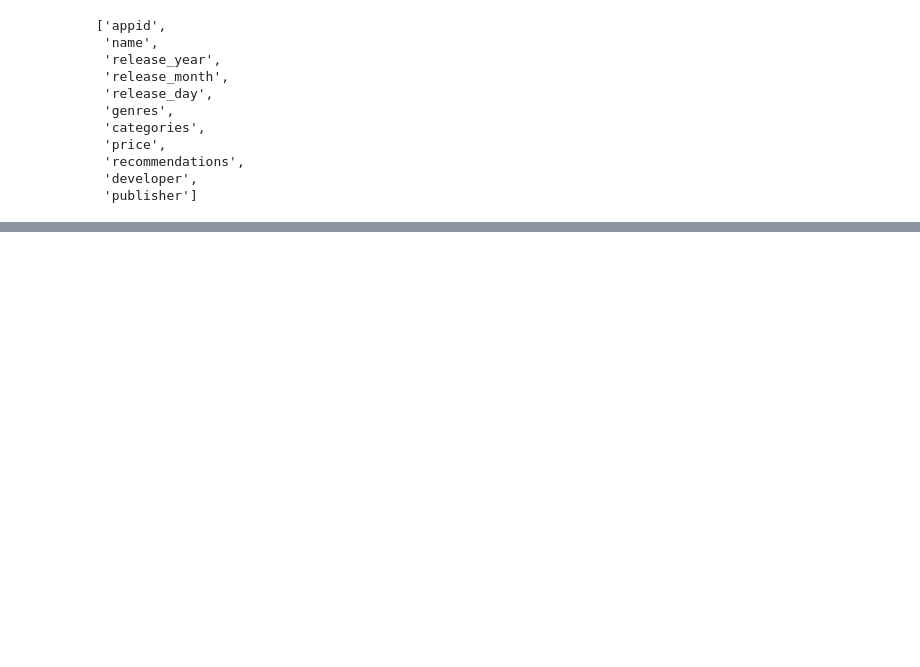
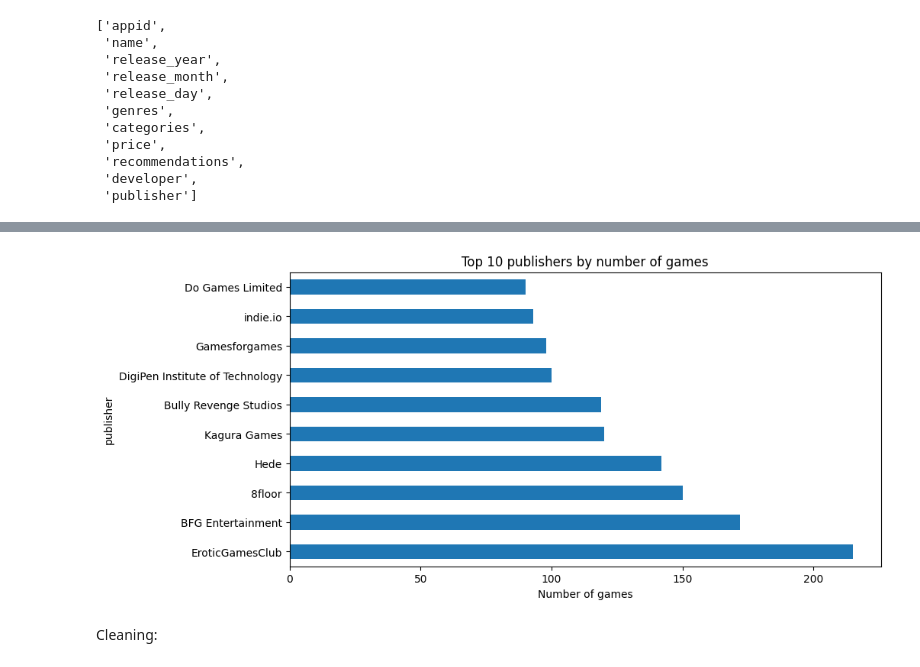
Before and after one commit to zhaklinghazaryan05-alt/EDA-project, a Jupyter notebook: steam_data_eda.ipynb, the cells around one changed output, grey strips where cells are left out. Cells and saved outputs as stored; diff of their text form; code cells hidden in the pictures; blank space fills up the shorter version.

```diff
--- a/steam_data_eda.ipynb
+++ b/steam_data_eda.ipynb
@@ -243,0 +266,12 @@ df = df[
+# %%
+# Top 10 publishers
+
+top_publishers = df['publisher'].value_counts().head(10)
+top_publishers.plot(kind='barh', figsize=(10,5))
+plt.title("Top 10 publishers by number of games")
+plt.xlabel("Number of games")
+plt.show()
+# %% [output]
+[figure, added]
+# %% [markdown]
+Cleaning:
```
Also changed, not shown: parts of 19 cells of this notebook, 1 other file.
